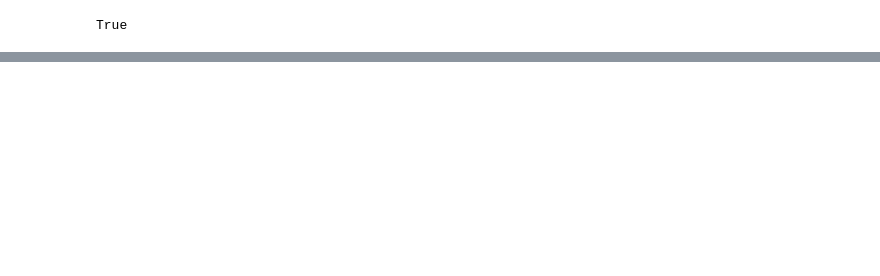
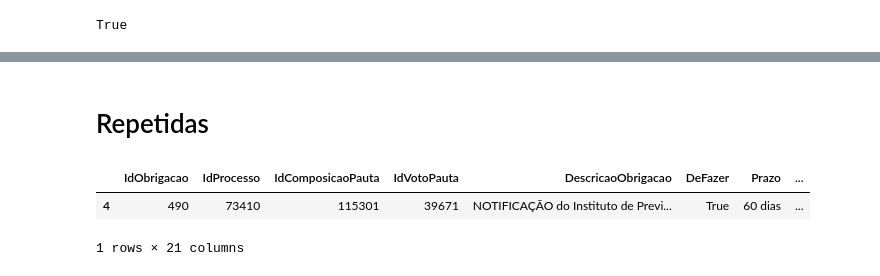
Before and after one commit to eduardoplima/ccd, a Jupyter notebook: scripts/analise/obrigacoes.ipynb, the cells around one changed output, grey strips where cells are left out. Drawn from its saved outputs; the diff is of its cells as text; code cells hidden in the pictures; blank space fills up the shorter version.

```diff
--- a/scripts/analise/obrigacoes.ipynb
+++ b/scripts/analise/obrigacoes.ipynb
@@ -78,0 +202,9 @@ Obrigação: Assinatura no prazo de 60 (sessenta) dias úteis, a contar da intim
+# %%
+vectorizer = TfidfVectorizer(
+    max_df=0.90,
+    min_df=5,
+    stop_words=stopwords_juridico,
+    ngram_range=(1,2)
+)
+
+X = vectorizer.fit_transform(texts_norm)
@@ -78,0 +337,8 @@ Obrigação: Assinatura no prazo de 60 (sessenta) dias úteis, a contar da intim
+# %% [markdown]
+# Repetidas
+# %%
+df_obrigacoes[(df_obrigacoes['IdProcesso'] == 73410) & (df_obrigacoes['IdComposicaoPauta'] == 115301) & (df_obrigacoes['IdVotoPauta'] == 39671)]
+# %% [output]
+|  | IdObrigacao | IdProcesso | IdComposicaoPauta | IdVotoPauta | DescricaoObrigacao | DeFazer | Prazo | ... |
+| 4 | 490 | 73410 | 115301 | 39671 | NOTIFICAÇÃO do Instituto de Previ... | True | 60 dias | ... |
+1 rows × 21 columns
```
Also changed, not shown: parts of 22 cells of this notebook, 14 other files.
